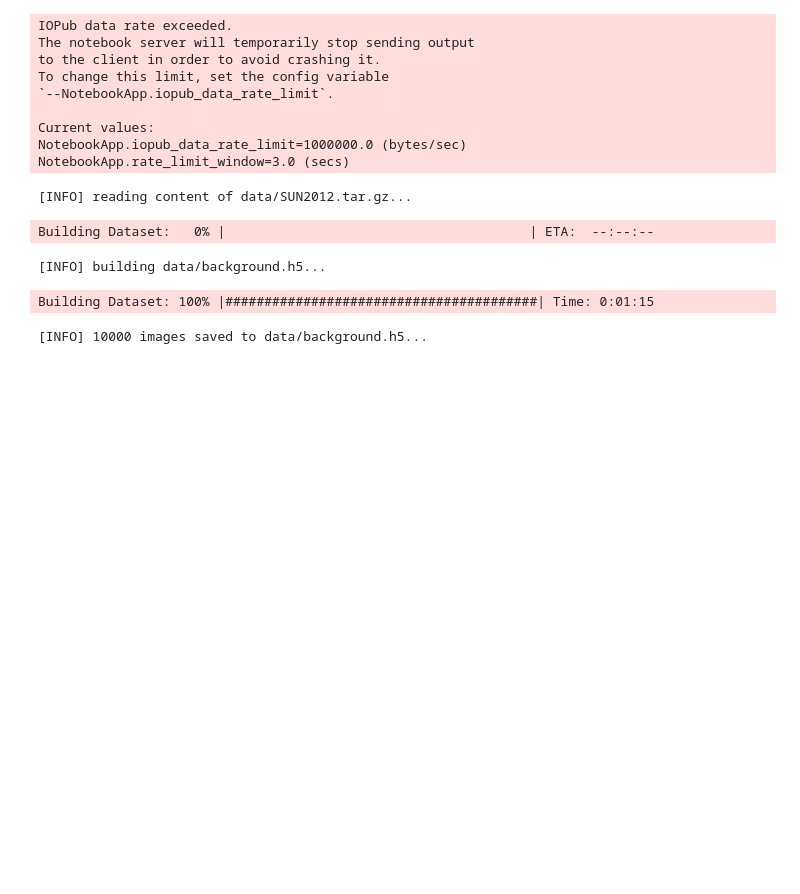
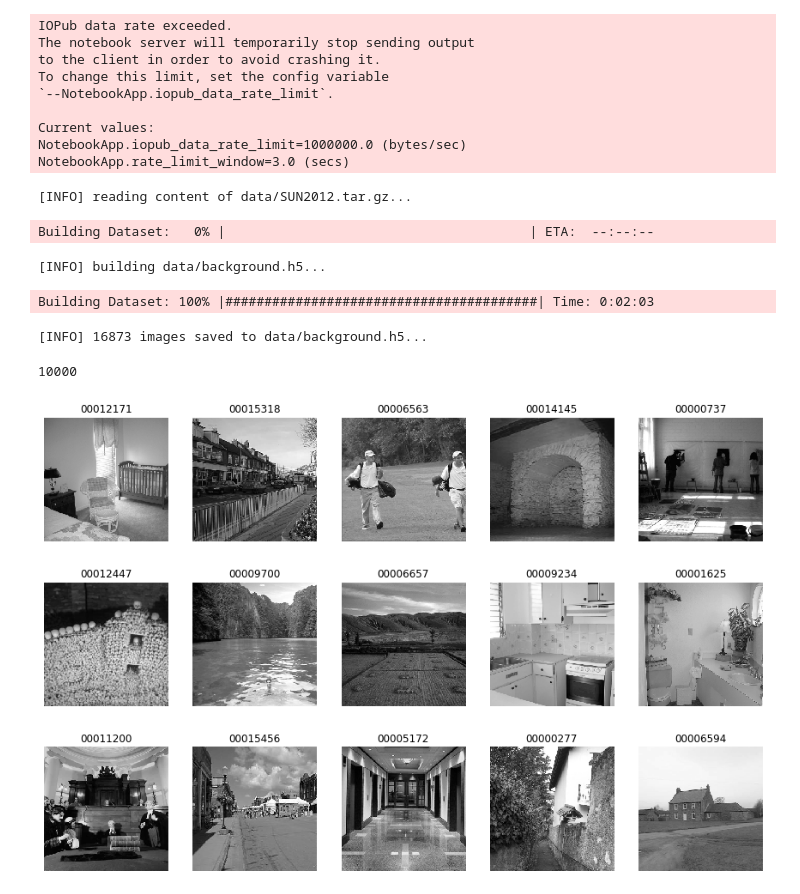
Before and after one commit to aboerzel/German_License_Plate_Recognition, a Jupyter notebook: Data_Collection.ipynb, the cells around one changed output. Drawn from its saved outputs; the diff is of its cells as text; code cells hidden in the pictures; blank space fills up the shorter version.

```diff
--- a/Data_Collection.ipynb
+++ b/Data_Collection.ipynb
@@ -357,7 +399,7 @@ NotebookApp.rate_limit_window=3.0 (secs)
 import tarfile
 from utils.io import HDF5DatasetWriter
 
-ITEMS = 10000
+ITEMS = 100000
 
 IMAGE_WIDTH = 256
 IMAGE_HEIGHT = 256
@@ -370,7 +412,10 @@ def im_from_file(f):
 def create_background_dataset(archive_name, output_path, max_items=np.inf):
     print("[INFO] reading content of {}...".format(archive_name))
     tar = tarfile.open(name=archive_name)
-    files = tar.getnames()
+    files = [
+        tarinfo for tarinfo in tar.getmembers()
+        if tarinfo.name.startswith("./SUN2012/Images/") and tarinfo.name.endswith(".jpg")
+    ]
 
     # create shuffled index list
     randomized_indexes = np.arange(len(files))
@@ -438,5 +483,5 @@ create_background_dataset('data/SUN2012.tar.gz', 'data/background.h5', ITEMS)
 [INFO] reading content of data/SUN2012.tar.gz...
 Building Dataset:   0% |                                       | ETA:  --:--:--
 [INFO] building data/background.h5...
-Building Dataset: 100% |########################################| Time: 0:01:15
+Building Dataset: 100% |########################################| Time: 0:02:03
-[INFO] 10000 images saved to data/background.h5...
+[INFO] 16873 images saved to data/background.h5...
@@ -444,0 +488,13 @@ from utils.io import Hdf5DatasetLoader
+# %%
+from utils.io import Hdf5DatasetLoader
+
+loader = Hdf5DatasetLoader()
+background_images = loader.load('data/background.h5', shuffle=True, max_items=10000)
+
+print (len(background_images[0]))
+# %% [output]
+10000
+# %%
+show_images(background_images[0][:15], background_images[1][:15], figsize=(15, 10))
+# %% [output]
+[figure, added]
```
Also changed, not shown: parts of 13 cells of this notebook.
